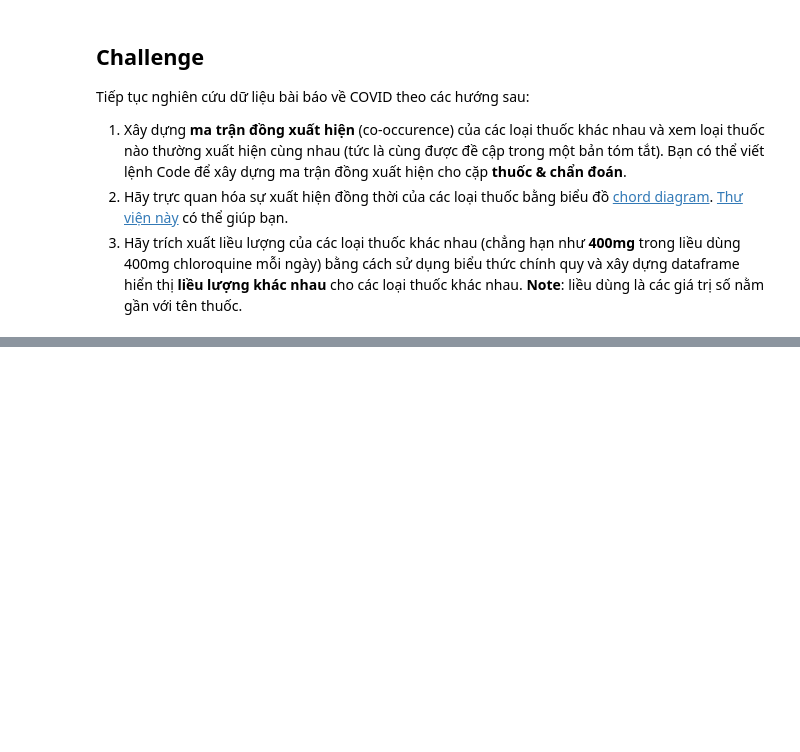
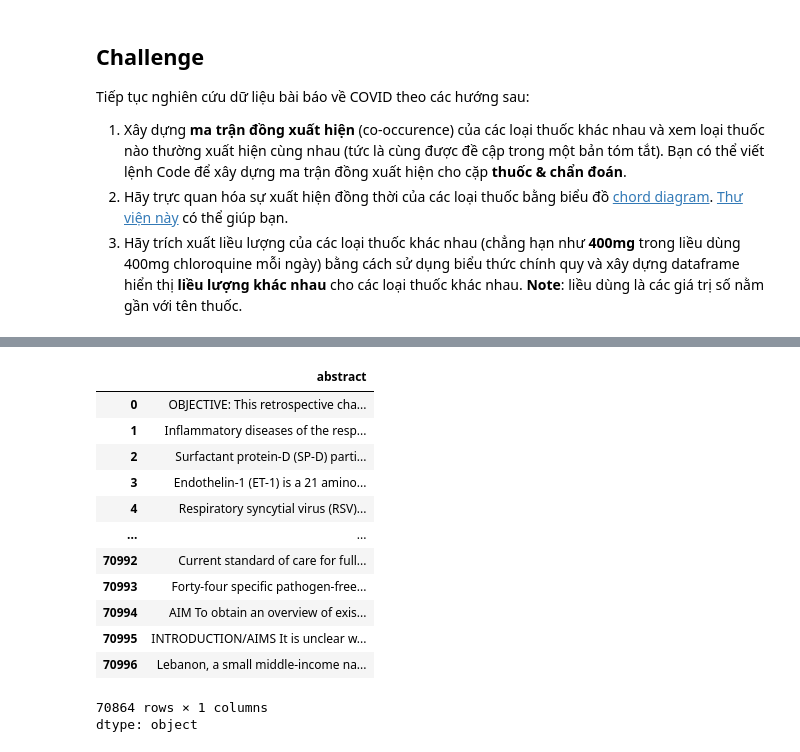
Before and after one commit to hoanglong8/Microsoft-DS-for-beginners, a Jupyter notebook: 2-Working-With-Data/07-python/translations/02.07.notebook-papers.ipynb, the cells around one changed output, grey strips where cells are left out. Cells and saved outputs as stored; diff of their text form; code cells hidden in the pictures; blank space fills up the shorter version.

```diff
--- a/2-Working-With-Data/07-python/translations/02.07.notebook-papers.ipynb
+++ b/2-Working-With-Data/07-python/translations/02.07.notebook-papers.ipynb
@@ -332,0 +589,22 @@ df['tokens'] = df['abstract'].apply(clean_and_tokenize)
+# %%
+# Lọc các dòng không có dosage hoặc drug
+df_missing = df[(df['dosage'].isna()) | (df['drug'].isna())]
+
+# Hiển thị các dòng không trích xuất được
+from IPython.display import display
+display(df_missing['abstract'])
+# %% [output]
+|  | abstract |
+| 0 | OBJECTIVE: This retrospective cha... |
+| 1 | Inflammatory diseases of the resp... |
+| 2 | Surfactant protein-D (SP-D) parti... |
+| 3 | Endothelin-1 (ET-1) is a 21 amino... |
+| 4 | Respiratory syncytial virus (RSV)... |
+| ... | ... |
+| 70992 | Current standard of care for full... |
+| 70993 | Forty-four specific pathogen-free... |
+| 70994 | AIM To obtain an overview of exis... |
+| 70995 | INTRODUCTION/AIMS It is unclear w... |
+| 70996 | Lebanon, a small middle-income na... |
+70864 rows × 1 columns
+dtype: object
```
Also changed, not shown: parts of 19 cells of this notebook.
